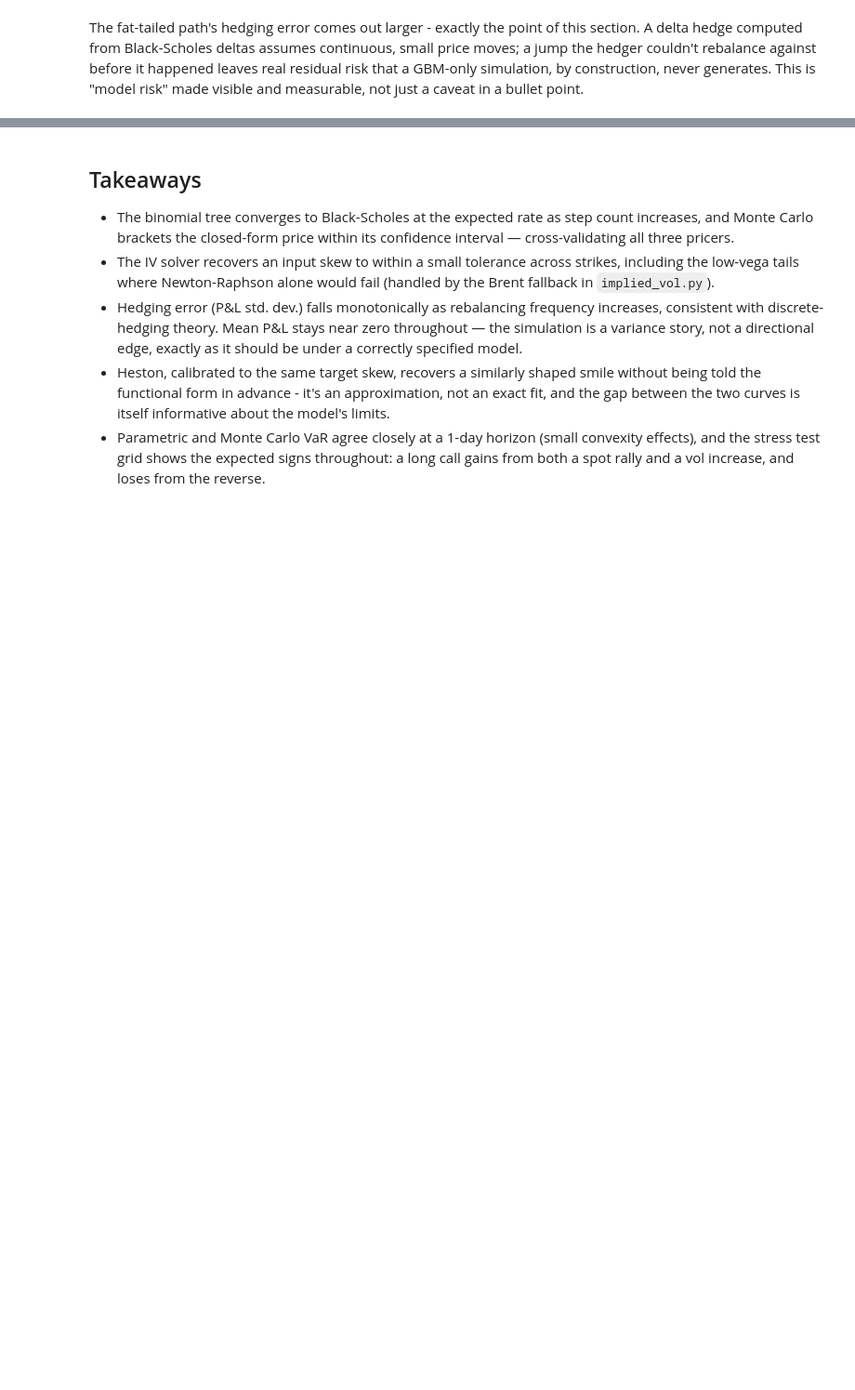
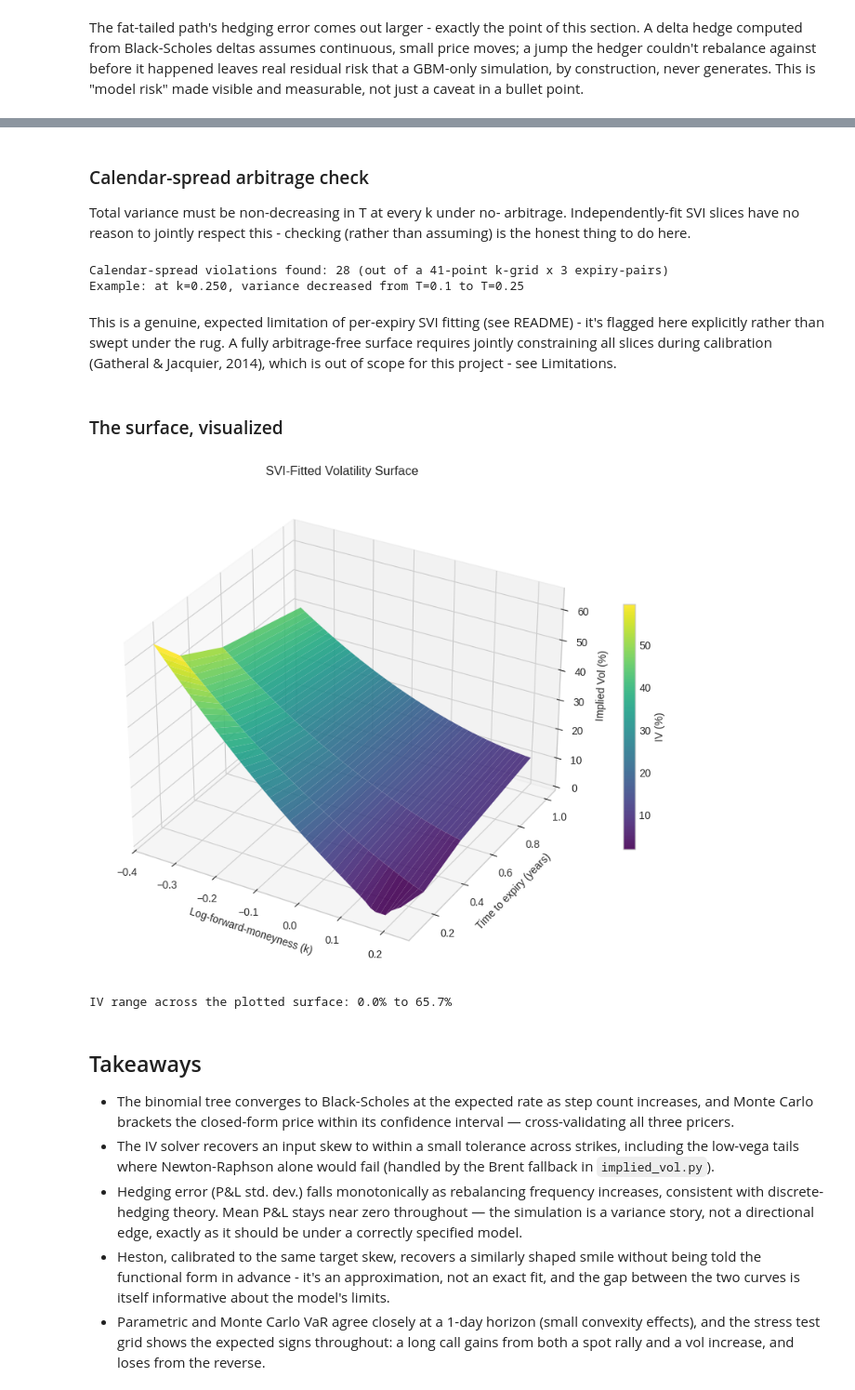
Before and after one commit to rishabhsatishjain7/voledge, a Jupyter notebook: notebooks/analysis.ipynb, the cells around one changed output, grey strips where cells are left out. Shown at 93% size. Cells and saved outputs as stored; diff of their text form; code cells hidden in the pictures; blank space fills up the shorter version.

Commit message:
Extend notebook: full SVI surface section, 4-expiry synthetic term structure, 28 calendar-arbitrage violations found and reported honestly

```diff
--- a/notebooks/analysis.ipynb
+++ b/notebooks/analysis.ipynb
@@ -421,3 +468,57 @@ risk" made visible and measurable, not just a caveat in a bullet point.
+# %% [markdown]
+### Calendar-spread arbitrage check
+
+Total variance must be non-decreasing in T at every k under no-
+arbitrage. Independently-fit SVI slices have no reason to jointly
+respect this - checking (rather than assuming) is the honest thing to
+do here.
+# %%
+violations = check_calendar_arbitrage(svi_surface)
+print(f"Calendar-spread violations found: {len(violations)} (out of a 41-point k-grid x 3 expiry-pairs)")
+if violations:
+    print(f"Example: at k={violations[0][0]:.3f}, variance decreased from "
+          f"T={violations[0][1]} to T={violations[0][2]}")
+# %% [output]
+Calendar-spread violations found: 28 (out of a 41-point k-grid x 3 expiry-pairs)
+Example: at k=0.250, variance decreased from T=0.1 to T=0.25
+# %% [markdown]
+This is a genuine, expected limitation of per-expiry SVI fitting (see
+README) - it's flagged here explicitly rather than swept under the rug.
+A fully arbitrage-free surface requires jointly constraining all slices
+during calibration (Gatheral & Jacquier, 2014), which is out of scope
+for this project - see Limitations.
+# %% [markdown]
+### The surface, visualized
+# %%
+# Restrict the plotted domain to the range every expiry's slice was
+# actually fit against - extrapolating a curve-fit parameterization like
+# SVI meaningfully beyond its fitted data isn't defensible, so the plot
+# doesn't pretend otherwise.
+safe_min = max(r[0] for r in k_ranges)
+safe_max = min(r[1] for r in k_ranges)
+k_common = np.linspace(safe_min, safe_max, 50)
+
+K_mesh, T_mesh = np.meshgrid(k_common, surface_expiries)
+IV_mesh = np.zeros_like(K_mesh)
+for i, T in enumerate(surface_expiries):
+    IV_mesh[i, :] = svi_implied_vol(k_common, T, svi_surface[T]) * 100
+
+fig = plt.figure(figsize=(10, 7))
+ax = fig.add_subplot(111, projection="3d")
+surf = ax.plot_surface(K_mesh, T_mesh, IV_mesh, cmap="viridis", edgecolor="none", alpha=0.9)
+ax.set_xlabel("Log-forward-moneyness (k)")
+ax.set_ylabel("Time to expiry (years)")
+ax.set_zlabel("Implied Vol (%)")
+ax.set_title("SVI-Fitted Volatility Surface")
+fig.colorbar(surf, shrink=0.5, label="IV (%)")
+fig.tight_layout()
+fig.savefig("../assets/vol_surface.png", dpi=150)
+plt.show()
+
+print(f"\nIV range across the plotted surface: {IV_mesh.min():.1f}% to {IV_mesh.max():.1f}%")
+# %% [output]
+[figure, added]
+IV range across the plotted surface: 0.0% to 65.7%
 # %% [markdown]
 ## Takeaways
 
```
Also changed, not shown: parts of 2 cells of this notebook, 1 other file.
